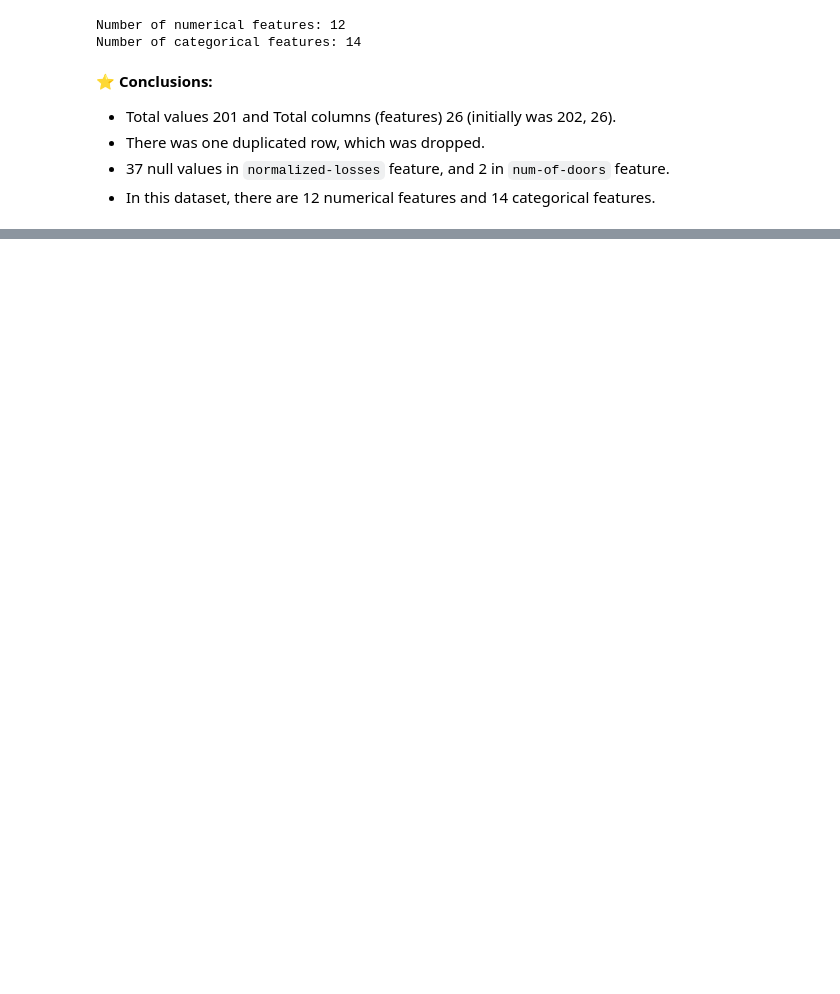
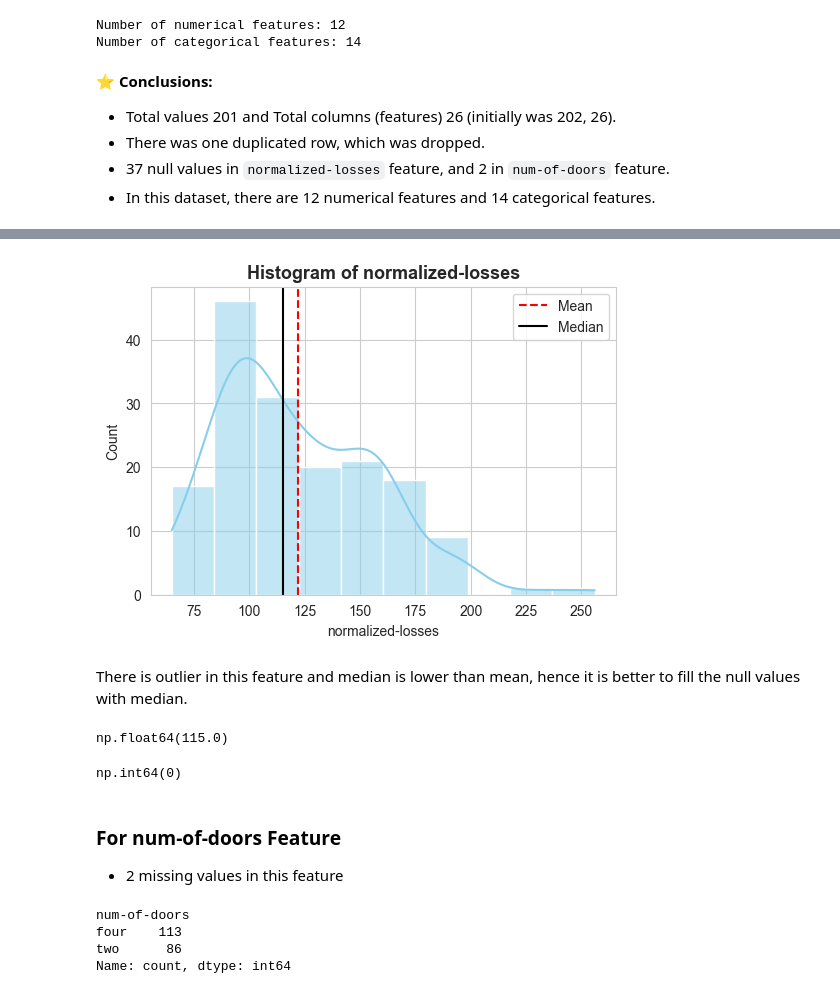
Before and after one commit to mohammadkhorshed/DS-ML-Assignments, a Jupyter notebook: assignment_06.ipynb, the cells around one changed output, grey strips where cells are left out. Drawn from its saved outputs; the diff is of its cells as text; code cells hidden in the pictures; blank space fills up the shorter version.

```diff
--- a/assignment_06.ipynb
+++ b/assignment_06.ipynb
@@ -142,0 +160,17 @@ Number of categorical features: 14
+# %%
+plt.figure(figsize=(6, 4))
+sns.histplot(data=df, x='normalized-losses', color='skyblue', kde=True)
+plt.axvline(df['normalized-losses'].mean(), color='red', linestyle='--', label='Mean')
+plt.axvline(df['normalized-losses'].median(), color='black', label='Median')
+plt.title('Histogram of normalized-losses', fontsize=13, fontweight='bold')
+plt.legend()
+plt.show()
+# %% [output]
+[figure, added]
+# %% [markdown]
+There is outlier in this feature and median is lower than mean, hence it is better to fill the null values with median.
+# %%
+median = df['normalized-losses'].median()
+median
+# %% [output]
+np.float64(115.0)
@@ -142,0 +180,14 @@ Number of categorical features: 14
+# %%
+df['normalized-losses'].isna().sum()
+# %% [output]
+np.int64(0)
+# %% [markdown]
+### For num-of-doors Feature
+- 2 missing values in this feature
+# %%
+df['num-of-doors'].value_counts()
+# %% [output]
+num-of-doors
+four    113
+two      86
+Name: count, dtype: int64
```
Also changed, not shown: parts of 11 cells of this notebook.
